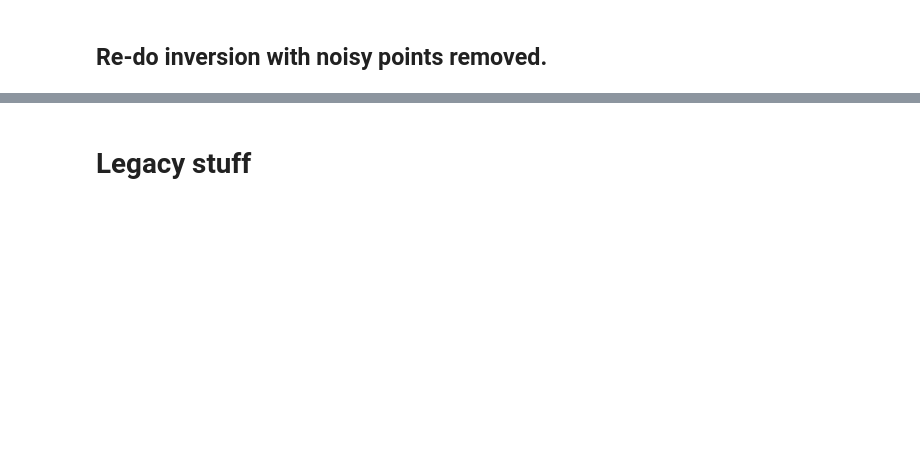
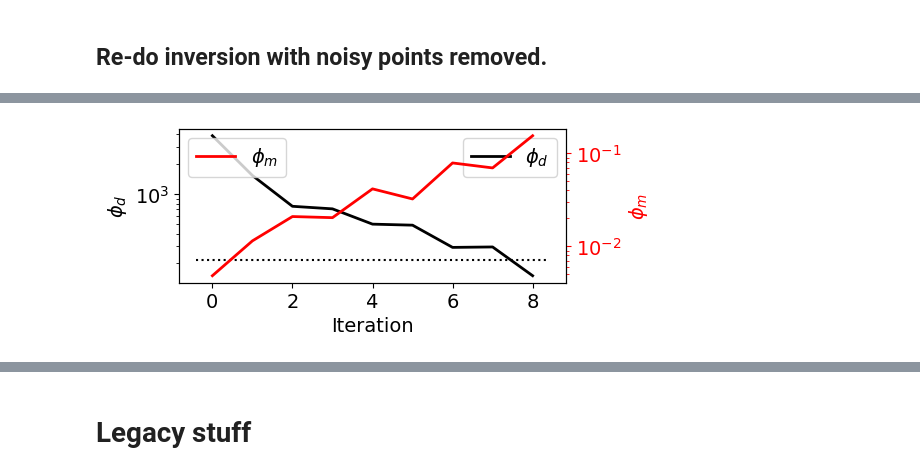
Before and after one commit to rbcmendoza/eosc-556b-project, a Jupyter notebook: FieldData_inversion.ipynb, the cells around one changed output, grey strips where cells are left out. Saved outputs shown, nothing was run; the diff lists cells and outputs as text; code cells hidden in the pictures; blank space fills up the shorter version.

```diff
--- a/FieldData_inversion.ipynb
+++ b/FieldData_inversion.ipynb
@@ -418,6 +474,47 @@ dmis_pruned = data_misfit.L2DataMisfit(data=field_data_pruned, simulation=simula
 
 # Here we define the inverse problem that is to be solved
 field_inverse_problem_pruned = inverse_problem.BaseInvProblem(dmis_pruned, reg, opt)
+# %%
+# Apply and update sensitivity weighting as the model updates
+update_sensitivity_weighting = directives.UpdateSensitivityWeights()
+
+# Defining a starting value for the trade-off parameter (beta) between the data
+# misfit and the regularization.
+starting_beta = directives.BetaEstimate_ByEig(beta0_ratio=1e1)
+
+# Set the rate of reduction in trade-off parameter (beta) each time the
+# the inverse problem is solved. And set the number of Gauss-Newton iterations
+# for each trade-off paramter value.
+beta_schedule = directives.BetaSchedule(coolingFactor=COOLING_FACTOR, coolingRate=COOLING_RATE)
+
+# Options for outputting recovered models and predicted data for each beta.
+if SAVE_INVERSION_OUTPUTS == True:
+    save_output_every_iteration = directives.SaveOutputEveryIteration(save_txt=True) # Saves phi_d and phi_m, plots them too.
+    save_output_every_iteration.name = "outputs/Models/Pruned_" + save_output_every_iteration.name
+    # save_every_iteration = directives.SaveEveryIteration(directory=INVERSION_OUTPUT_DIRECTORY) # Doesn't work.
+    # save_output_dictionary_every_iteration = directives.SaveOutputDictEveryIteration(saveOnDisk=True) # Doesn't save to folder.
+    save_model_every_iteration = directives.SaveModelEveryIteration(directory=INVERSION_OUTPUT_DIRECTORY+"Pruned/")
+
+# # Setting a stopping criteria for the inversion.
+# CHI_FACTOR = 1 # factor multiplied to size of data (or phi_d_star, if given) to get target misfit
+# TARGET_MISFIT = int(np.ceil(survey.nD/CHI_FACTOR))
+target_misfit = directives.TargetMisfit(chifact=CHI_FACTOR)
+
+# Update preconditioner
+update_jacobi = directives.UpdatePreconditioner()
+
+directives_list = [
+    update_sensitivity_weighting,
+    starting_beta,
+    beta_schedule,
+    update_jacobi,
+]
+
+if SAVE_INVERSION_OUTPUTS == True:
+    directives_list.extend([save_output_every_iteration,
+    # save_every_iteration,
+    # save_output_dictionary_every_iteration,
+    save_model_every_iteration])
 # %%
 # Same directives, so just re-do inversion now:
 # Here we combine the inverse problem and the set of directives
@@ -429,3 +556,9 @@ recovered_resistivity_model_pruned = dc_inversion_pruned.run(starting_model)
+# %%
+if SAVE_INVERSION_OUTPUTS == True:
+    # save_iteration.plot_tikhonov_curves()
+    save_output_every_iteration.plot_misfit_curves()
+# %% [output]
+[figure, added]
 # %%
 # Plot recovered pruned model
 plot_model_on_survey_and_mesh(mesh=mesh, logresistivity_model=recovered_resistivity_model_pruned, plotting_map=plotting_map,
```
Also changed, not shown: parts of 25 cells of this notebook, 13 other files.
